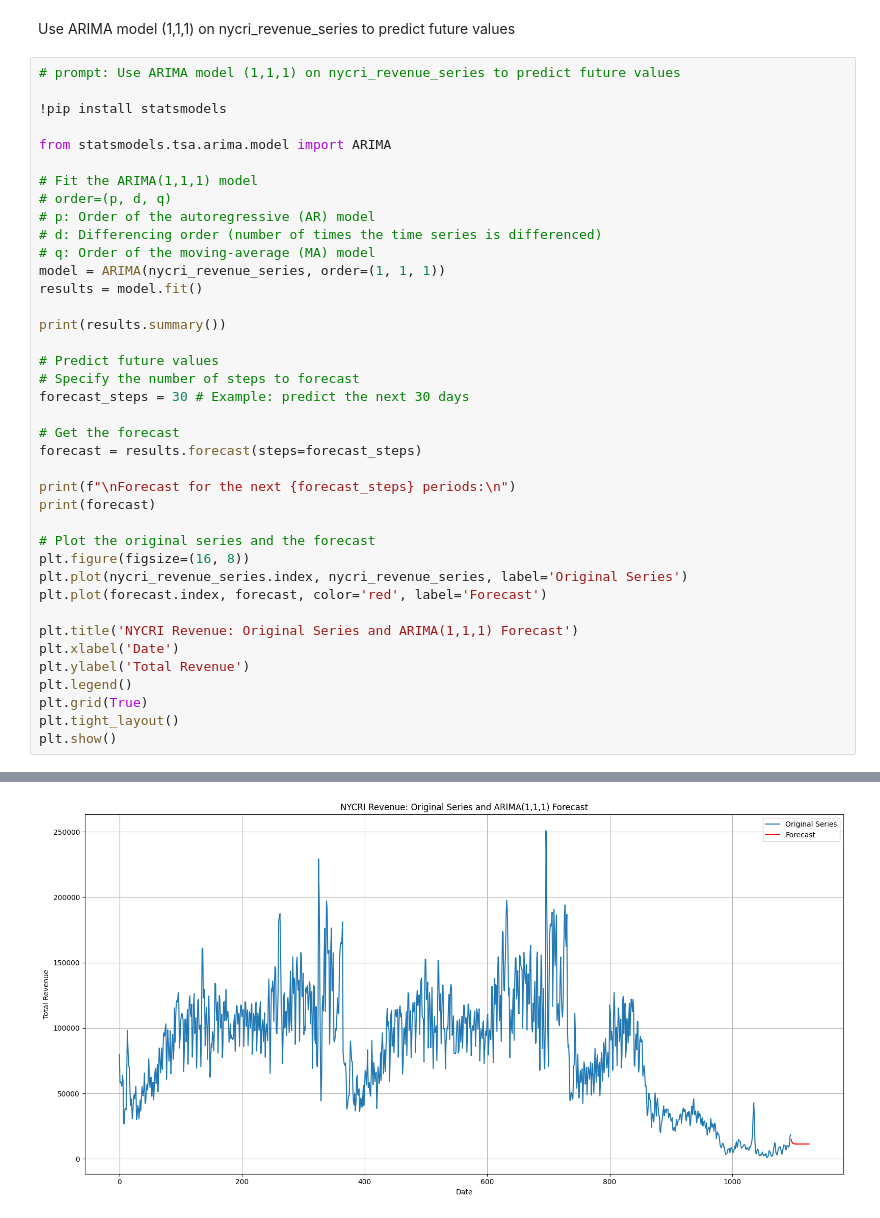
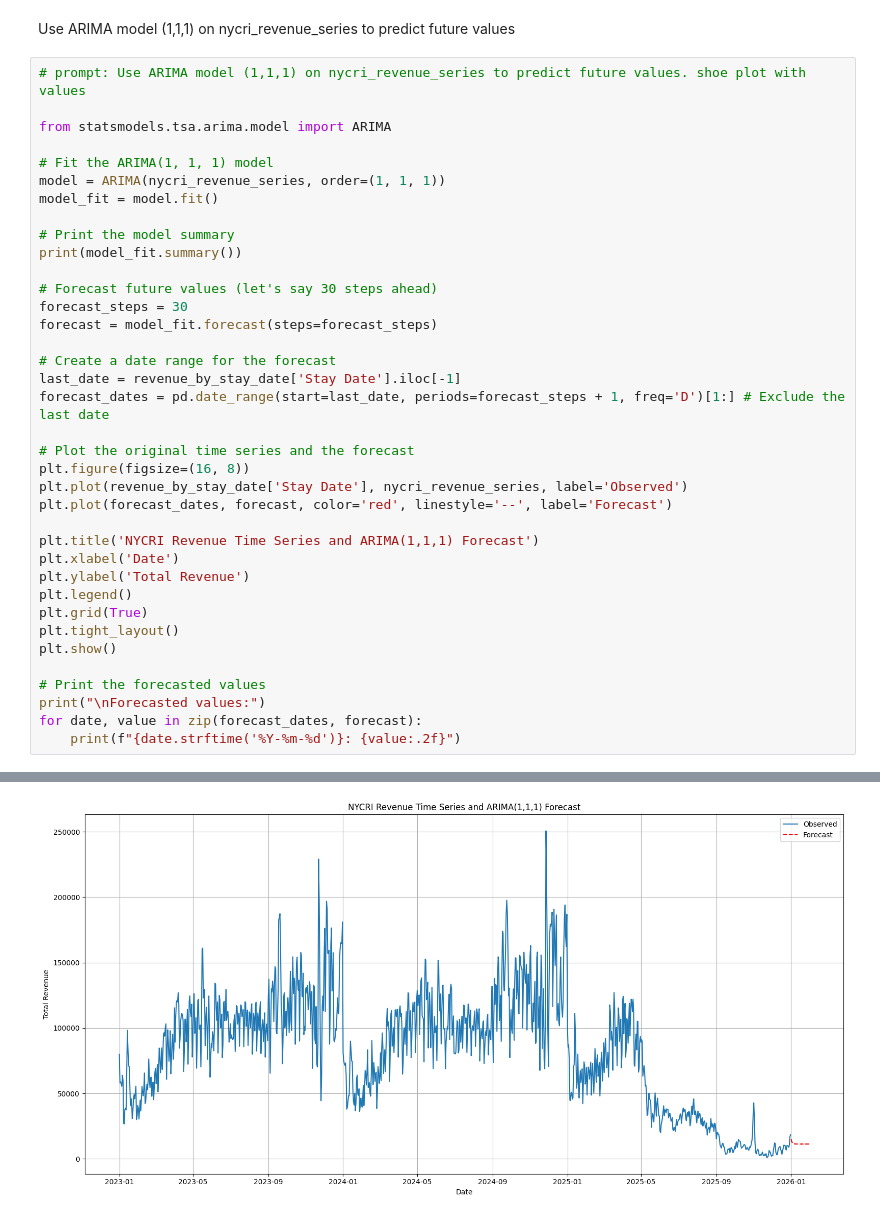
Before and after one commit to Ssahu620/ss-Capstone-Project, a Jupyter notebook: 062025_ss_cp.ipynb, the cells around one changed output, grey strips where cells are left out. Saved outputs shown, nothing was run; the diff lists cells and outputs as text.

```diff
--- a/062025_ss_cp.ipynb
+++ b/062025_ss_cp.ipynb
@@ -674,42 +674,40 @@ Durbin-Watson statistic for NYCRI Revenue: 0.046594380643465605
 # %% [markdown]
 Use ARIMA model (1,1,1) on nycri_revenue_series to predict future values
 # %%
-# prompt: Use ARIMA model (1,1,1) on nycri_revenue_series to predict future values
-
-!pip install statsmodels
+# prompt: Use ARIMA model (1,1,1) on nycri_revenue_series to predict future values. shoe plot with values
 
 from statsmodels.tsa.arima.model import ARIMA
 
-# Fit the ARIMA(1,1,1) model
-# order=(p, d, q)
-# p: Order of the autoregressive (AR) model
-# d: Differencing order (number of times the time series is differenced)
-# q: Order of the moving-average (MA) model
+# Fit the ARIMA(1, 1, 1) model
 model = ARIMA(nycri_revenue_series, order=(1, 1, 1))
-results = model.fit()
+model_fit = model.fit()
 
-print(results.summary())
+# Print the model summary
+print(model_fit.summary())
 
-# Predict future values
-# Specify the number of steps to forecast
-forecast_steps = 30 # Example: predict the next 30 days
+# Forecast future values (let's say 30 steps ahead)
+forecast_steps = 30
+forecast = model_fit.forecast(steps=forecast_steps)
 
-# Get the forecast
-forecast = results.forecast(steps=forecast_steps)
+# Create a date range for the forecast
+last_date = revenue_by_stay_date['Stay Date'].iloc[-1]
+forecast_dates = pd.date_range(start=last_date, periods=forecast_steps + 1, freq='D')[1:] # Exclude the last date
 
-print(f"\nForecast for the next {forecast_steps} periods:\n")
-print(forecast)
+# Plot the original time series and the forecast
+plt.figure(figsize=(16, 8))
+plt.plot(revenue_by_stay_date['Stay Date'], nycri_revenue_series, label='Observed')
+plt.plot(forecast_dates, forecast, color='red', linestyle='--', label='Forecast')
 
-# Plot the original series and the forecast
-plt.figure(figsize=(16, 8))
-plt.plot(nycri_revenue_series.index, nycri_revenue_series, label='Original Series')
-plt.plot(forecast.index, forecast, color='red', label='Forecast')
-
-plt.title('NYCRI Revenue: Original Series and ARIMA(1,1,1) Forecast')
+plt.title('NYCRI Revenue Time Series and ARIMA(1,1,1) Forecast')
 plt.xlabel('Date')
 plt.ylabel('Total Revenue')
 plt.legend()
 plt.grid(True)
 plt.tight_layout()
 plt.show()
+
+# Print the forecasted values
+print("\nForecasted values:")
+for date, value in zip(forecast_dates, forecast):
+    print(f"{date.strftime('%Y-%m-%d')}: {value:.2f}")
 # %% [output]
@@ -733 +731 @@ Name: predicted_mean, dtype: float64
-[figure, old version]
+[figure, new version]
```
Also changed, not shown: parts of 3 cells of this notebook.
